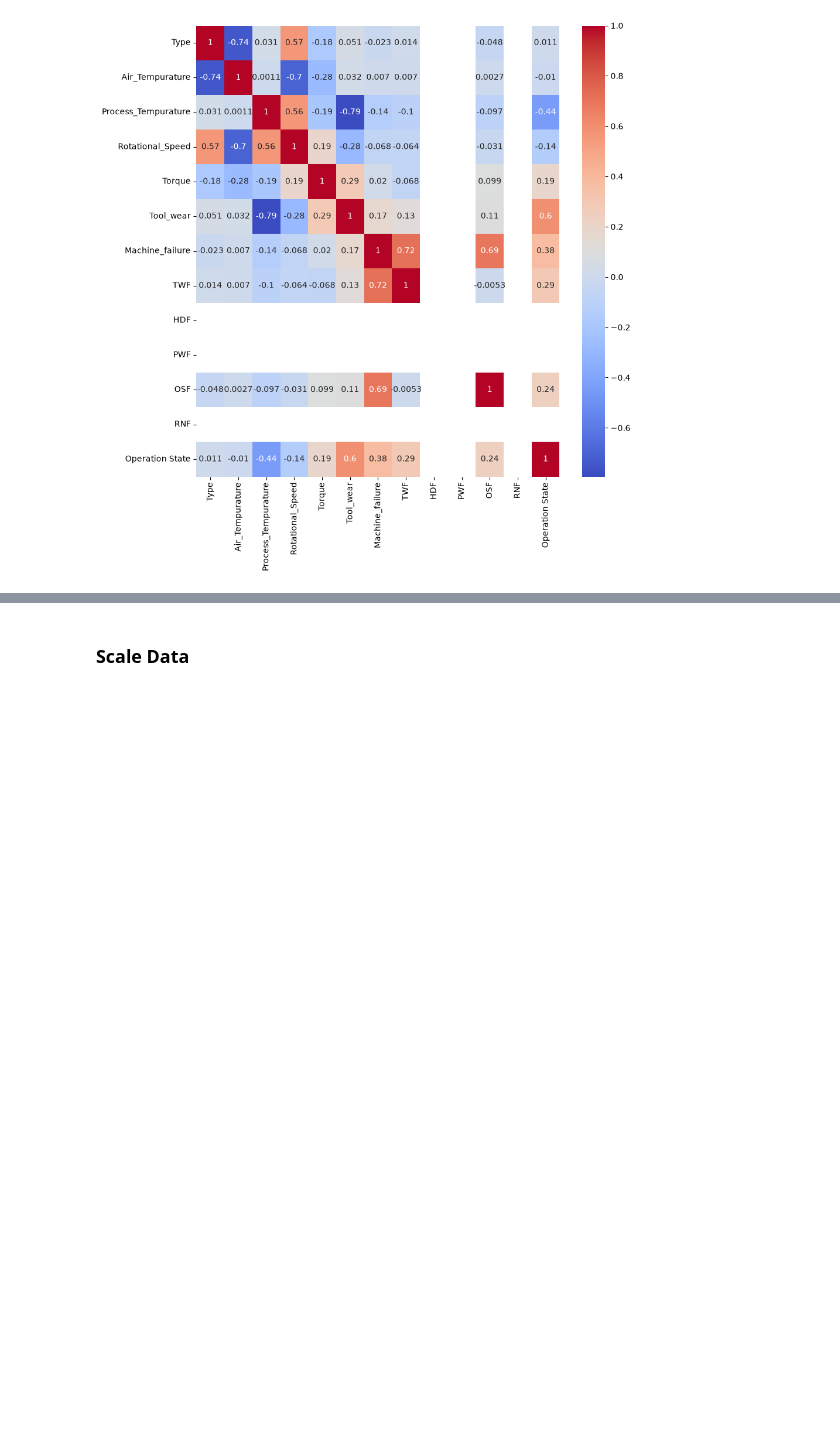
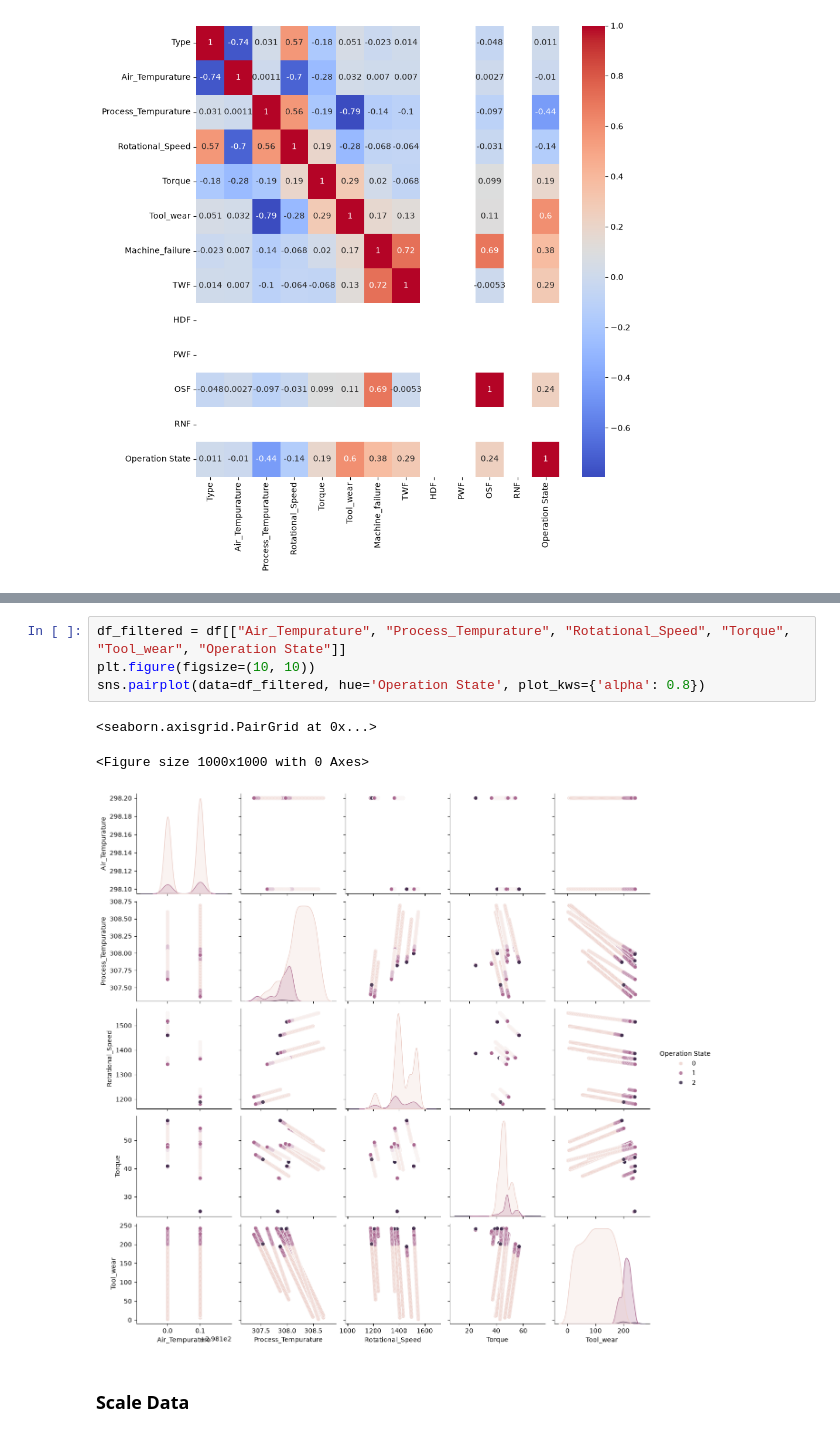
Before and after one commit to alaricbat/Digital-Agentic-AI, a Jupyter notebook: src/ml_dl/SoftmaxRegression.ipynb, the cells around one changed output, grey strips where cells are left out. Cells and saved outputs as stored; diff of their text form; blank space fills up the shorter version.

```diff
--- a/src/ml_dl/SoftmaxRegression.ipynb
+++ b/src/ml_dl/SoftmaxRegression.ipynb
@@ -118,3 +125,11 @@ sns.heatmap(data=corr_matrix, annot=True, cmap='coolwarm')
+# %%
+df_filtered = df[["Air_Tempurature", "Process_Tempurature", "Rotational_Speed", "Torque", "Tool_wear", "Operation State"]]
+plt.figure(figsize=(10, 10))
+sns.pairplot(data=df_filtered, hue='Operation State', plot_kws={'alpha': 0.8})
+# %% [output]
+<seaborn.axisgrid.PairGrid at 0x...>
+<Figure size 1000x1000 with 0 Axes>
+[figure, added]
 # %% [markdown]
 ### Scale Data
 # %%
```
Also changed, not shown: parts of 13 cells of this notebook, 2 other files.
